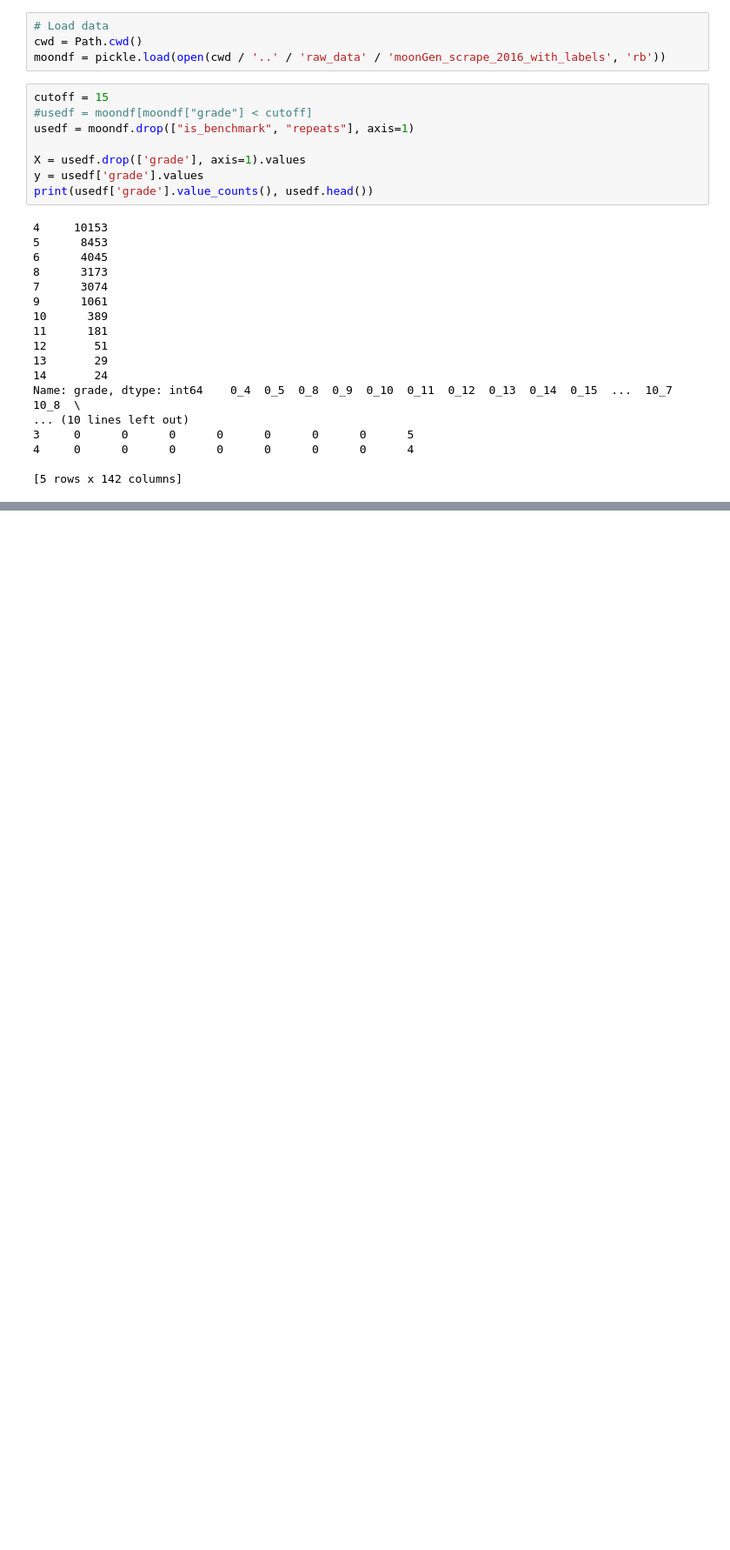
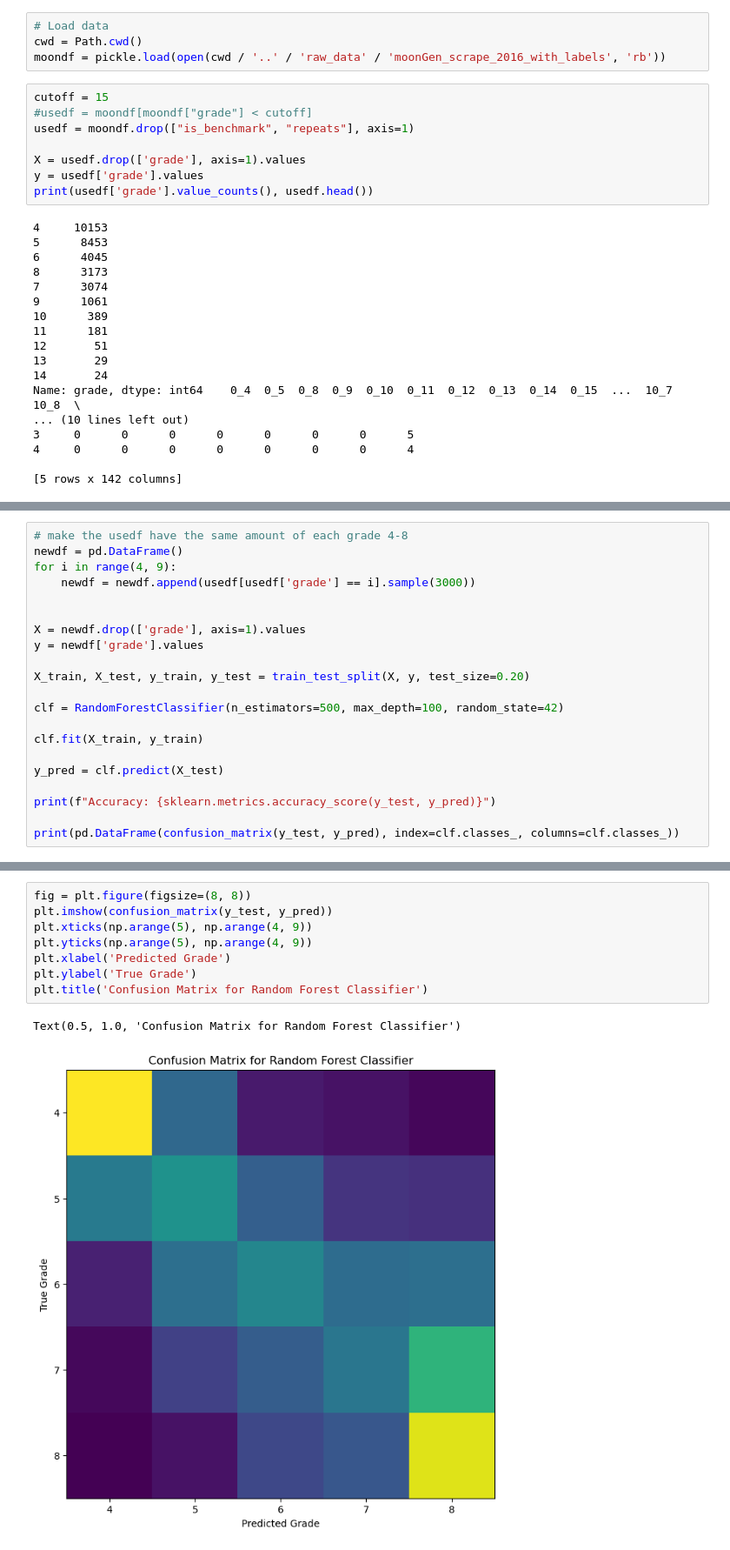
Before and after one commit to dylanwells37/HuecoClassification, a Jupyter notebook: classifiers/RandomForest.ipynb, the cells around one changed output, grey strips where cells are left out. Shown at 87% size. Saved outputs shown, nothing was run; the diff lists cells and outputs as text; blank space fills up the shorter version.

```diff
--- a/classifiers/RandomForest.ipynb
+++ b/classifiers/RandomForest.ipynb
@@ -85,3 +80,24 @@ plt.imshow(importance_map.T[::-1], cmap='hot', interpolation='none')
 # %% [output]
 <matplotlib.image.AxesImage at 0x...>
 [figure]
+# %%
+# make the usedf have the same amount of each grade 4-8
+newdf = pd.DataFrame()
+for i in range(4, 9):
+    newdf = newdf.append(usedf[usedf['grade'] == i].sample(3000))
+
+
+X = newdf.drop(['grade'], axis=1).values
+y = newdf['grade'].values
+
+X_train, X_test, y_train, y_test = train_test_split(X, y, test_size=0.20)
+
+clf = RandomForestClassifier(n_estimators=500, max_depth=100, random_state=42)
+
+clf.fit(X_train, y_train)
+
+y_pred = clf.predict(X_test)
+
+print(f"Accuracy: {sklearn.metrics.accuracy_score(y_test, y_pred)}")
+
+print(pd.DataFrame(confusion_matrix(y_test, y_pred), index=clf.classes_, columns=clf.classes_))
@@ -87,0 +112,11 @@ plt.imshow(importance_map.T[::-1], cmap='hot', interpolation='none')
+# %%
+fig = plt.figure(figsize=(8, 8))
+plt.imshow(confusion_matrix(y_test, y_pred))
+plt.xticks(np.arange(5), np.arange(4, 9))
+plt.yticks(np.arange(5), np.arange(4, 9))
+plt.xlabel('Predicted Grade')
+plt.ylabel('True Grade')
+plt.title('Confusion Matrix for Random Forest Classifier')
+# %% [output]
+Text(0.5, 1.0, 'Confusion Matrix for Random Forest Classifier')
+[figure, added]
```
Also changed, not shown: parts of 5 cells of this notebook, 3 other files.
